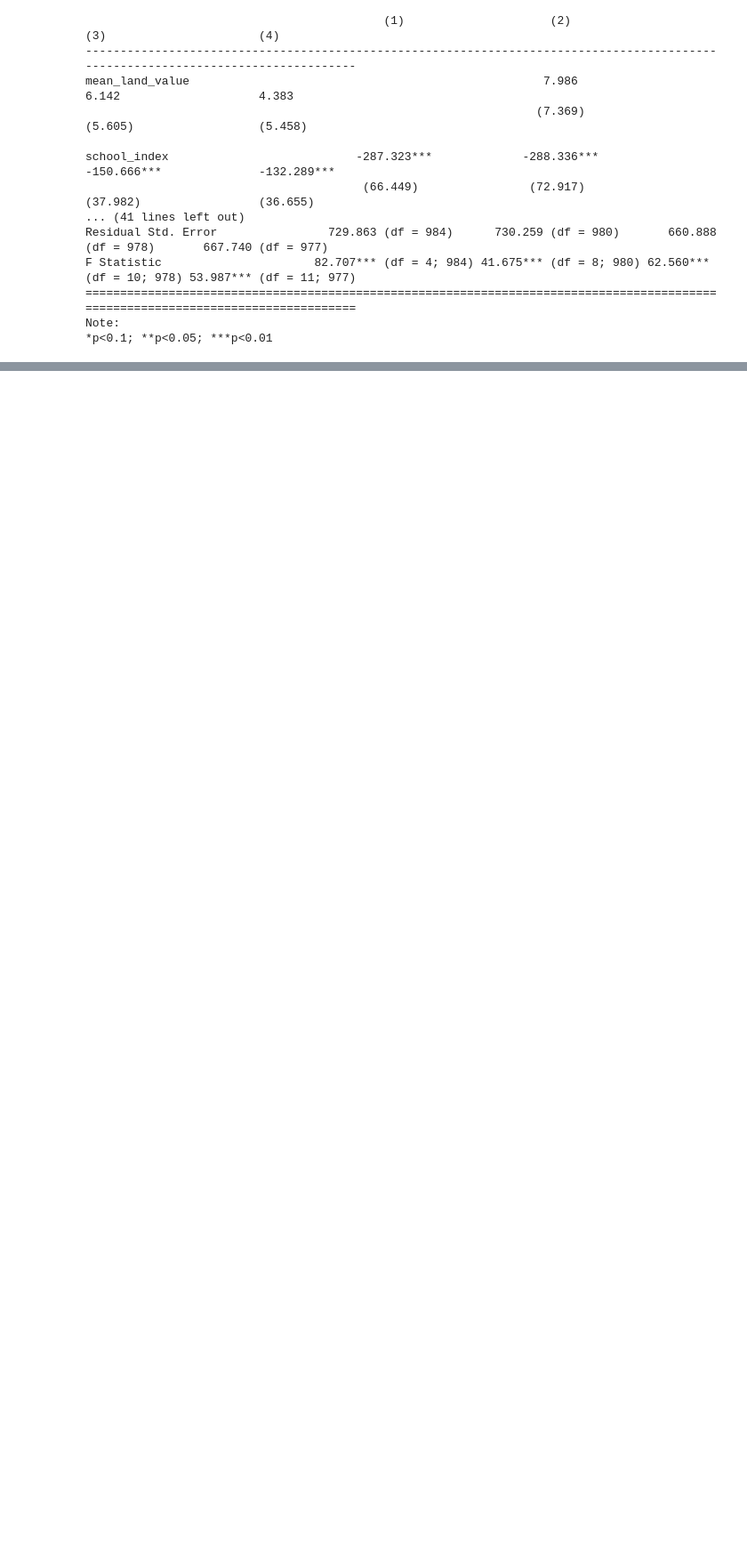
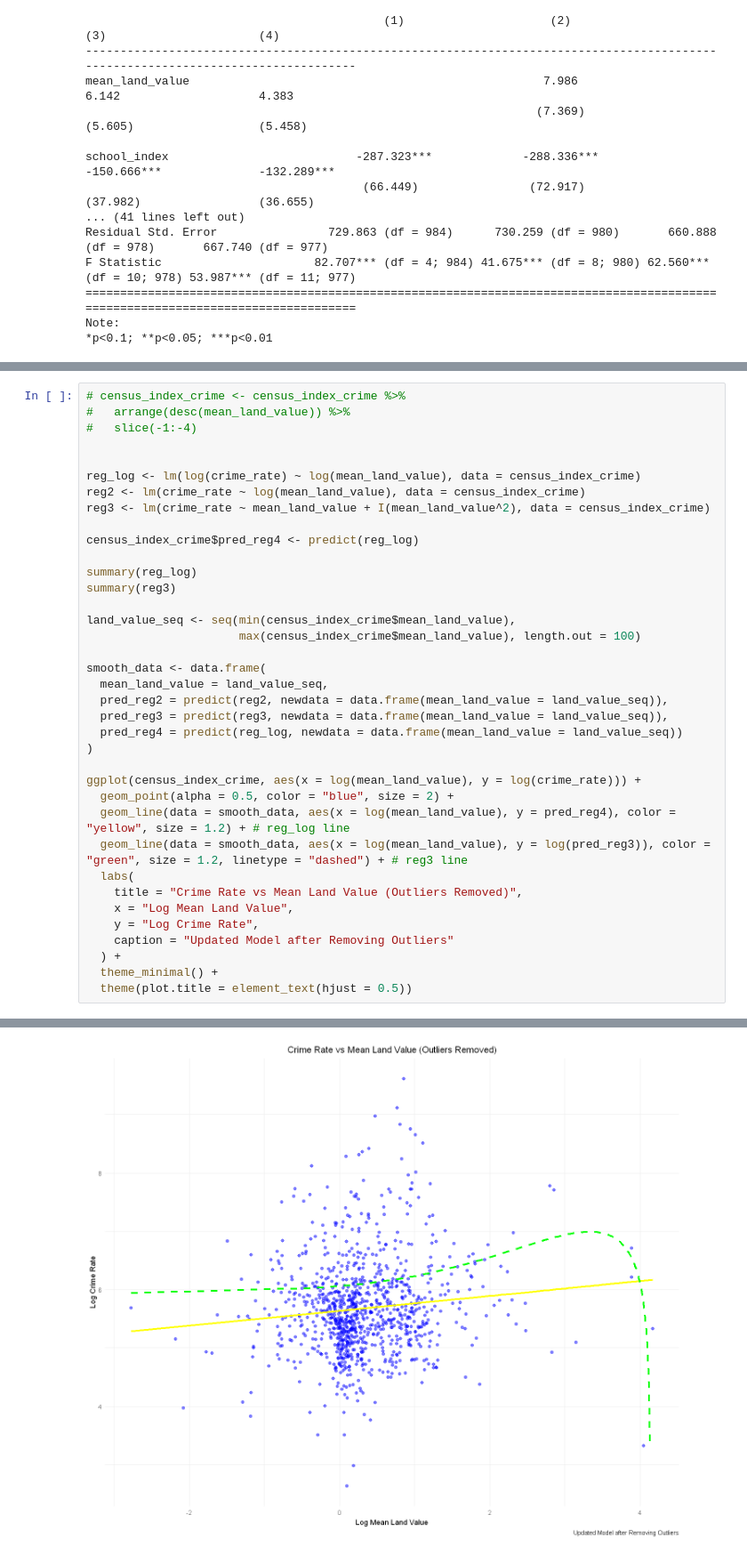
Before and after one commit to Irene-Berezin/econ326, a Jupyter notebook: project_regression.ipynb, the cells around one changed output, grey strips where cells are left out. Shown at 89% size. Cells and saved outputs as stored; diff of their text form; blank space fills up the shorter version.

```diff
--- a/project_regression.ipynb
+++ b/project_regression.ipynb
@@ -634,0 +798,38 @@ Note:
+# %%
+# census_index_crime <- census_index_crime %>%
+#   arrange(desc(mean_land_value)) %>%
+#   slice(-1:-4)
+
+
+reg_log <- lm(log(crime_rate) ~ log(mean_land_value), data = census_index_crime)
+reg2 <- lm(crime_rate ~ log(mean_land_value), data = census_index_crime)
+reg3 <- lm(crime_rate ~ mean_land_value + I(mean_land_value^2), data = census_index_crime)
+
+census_index_crime$pred_reg4 <- predict(reg_log)
+
+summary(reg_log)
+summary(reg3)
+
+land_value_seq <- seq(min(census_index_crime$mean_land_value),
+                      max(census_index_crime$mean_land_value), length.out = 100)
+
+smooth_data <- data.frame(
+  mean_land_value = land_value_seq,
+  pred_reg2 = predict(reg2, newdata = data.frame(mean_land_value = land_value_seq)),
+  pred_reg3 = predict(reg3, newdata = data.frame(mean_land_value = land_value_seq)),
+  pred_reg4 = predict(reg_log, newdata = data.frame(mean_land_value = land_value_seq))
+)
+
+ggplot(census_index_crime, aes(x = log(mean_land_value), y = log(crime_rate))) +
+  geom_point(alpha = 0.5, color = "blue", size = 2) +
+  geom_line(data = smooth_data, aes(x = log(mean_land_value), y = pred_reg4), color = "yellow", size = 1.2) + # reg_log line
+  geom_line(data = smooth_data, aes(x = log(mean_land_value), y = log(pred_reg3)), color = "green", size = 1.2, linetype = "dashed") + # reg3 line
+  labs(
+    title = "Crime Rate vs Mean Land Value (Outliers Removed)",
+    x = "Log Mean Land Value",
+    y = "Log Crime Rate",
+    caption = "Updated Model after Removing Outliers"
+  ) +
+  theme_minimal() +
+  theme(plot.title = element_text(hjust = 0.5))
+# %% [output]
@@ -634,0 +877 @@ Note:
+[figure, added]
```
Also changed, not shown: parts of 18 cells of this notebook.
